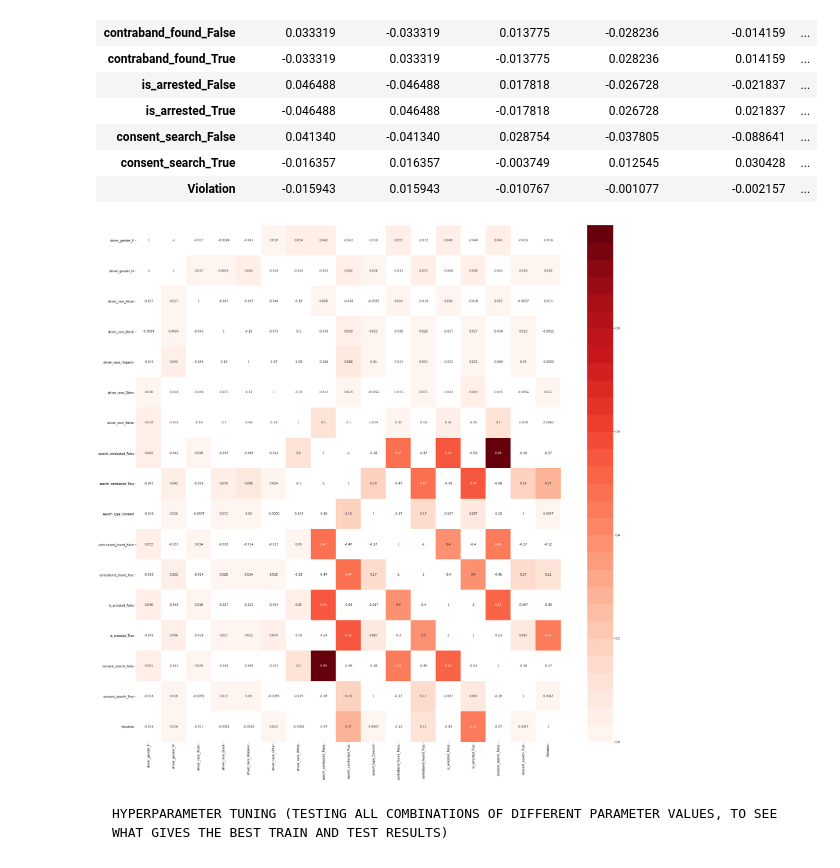
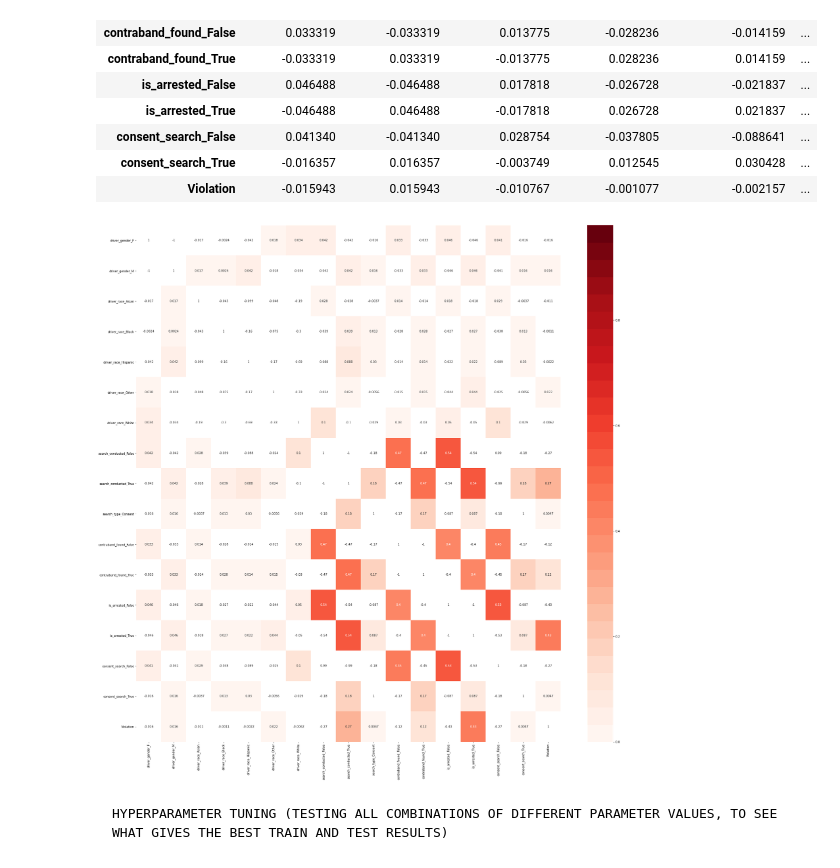
Before and after one commit to MasterWolff/BDA-Project, a Jupyter notebook: BDA code.ipynb, the cells around one changed output. Drawn from its saved outputs; the diff is of its cells as text; code cells hidden in the pictures.

```diff
--- a/BDA code.ipynb
+++ b/BDA code.ipynb
@@ -270,13 +278,13 @@ Xd.corr()
 # %%
 import seaborn as sns
 plt.figure(figsize=(32, 32))
 cmap = plt.get_cmap('Reds',30)
 cmap.set_under('white')
 cmap.set_over('white')
-heatmap = sns.heatmap(Xd.corr(), vmin=0, vmax=0.999, annot=True, cmap=cmap)
+heatmap = sns.heatmap(XdV.corr(), vmin=0, vmax=0.98, annot=True, cmap=cmap)
 #heatmap.set_title('Correlation Heatmap', fontdict={'fontsize':12}, pad=12);
 # %% [output]
-[figure, old version]
+[figure, new version]
 # %% [markdown]
     HYPERPARAMETER TUNING (TESTING ALL COMBINATIONS OF DIFFERENT PARAMETER VALUES, TO SEE WHAT GIVES THE BEST TRAIN AND TEST RESULTS)
 # %%
```
Also changed, not shown: parts of 2 cells of this notebook.
